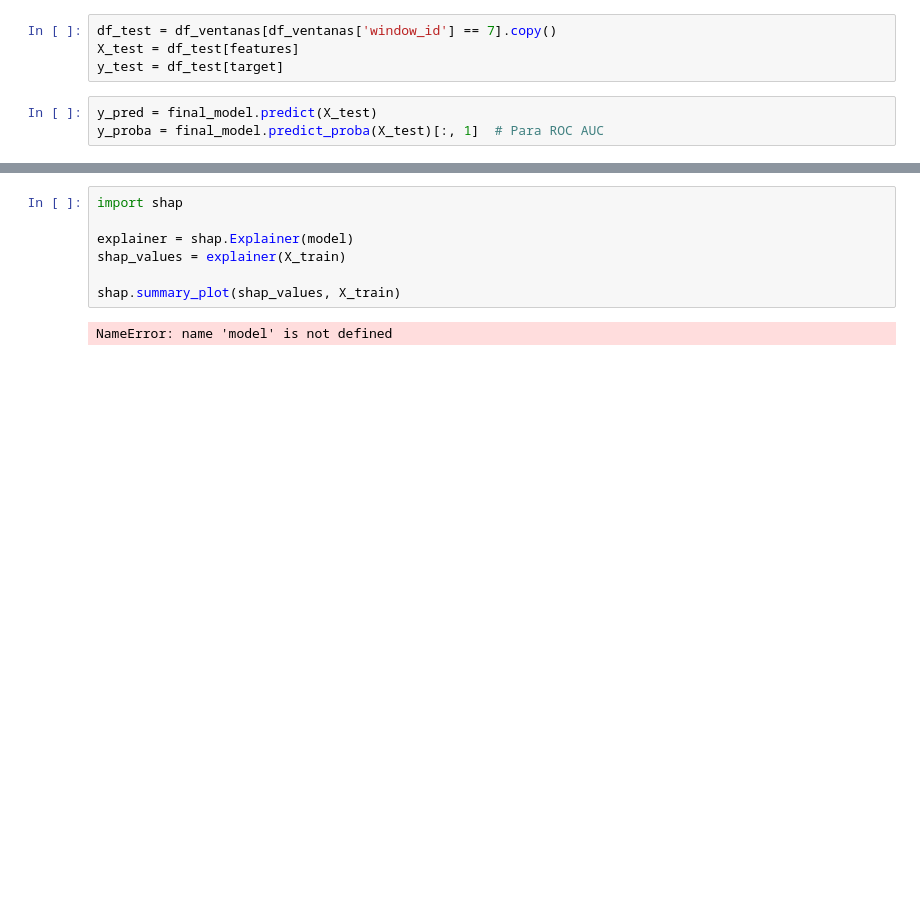
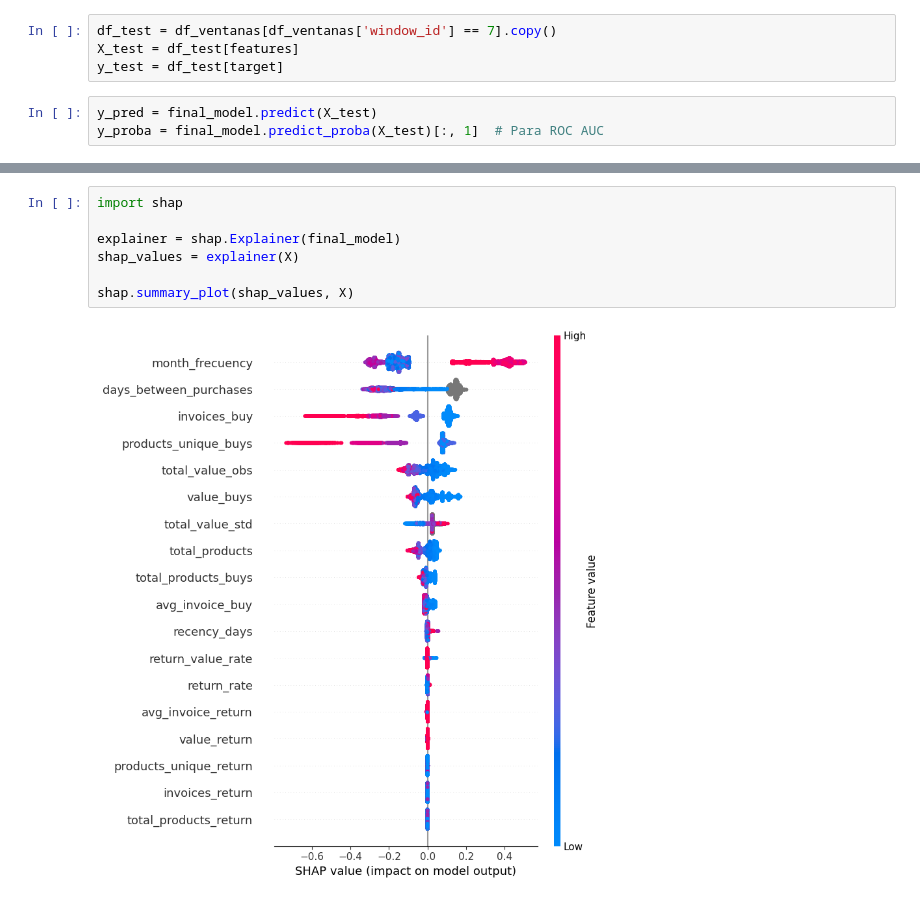
Before and after one commit to Leonel481/mlops-dtc-project, a Jupyter notebook: dev/churn.ipynb, the cells around one changed output, grey strips where cells are left out. Saved outputs shown, nothing was run; the diff lists cells and outputs as text; blank space fills up the shorter version.

```diff
--- a/dev/churn.ipynb
+++ b/dev/churn.ipynb
@@ -1177,9 +1168,9 @@ Required-by: contourpy, matplotlib, numba, pandas, scikit-learn, scipy, seaborn,
 # %%
 import shap
 
-explainer = shap.Explainer(model)
-shap_values = explainer(X_train)
+explainer = shap.Explainer(final_model)
+shap_values = explainer(X)
 
-shap.summary_plot(shap_values, X_train)
+shap.summary_plot(shap_values, X)
 # %% [output]
-NameError: name 'model' is not defined
+[figure, added]
```
Also changed, not shown: parts of 11 cells of this notebook.
